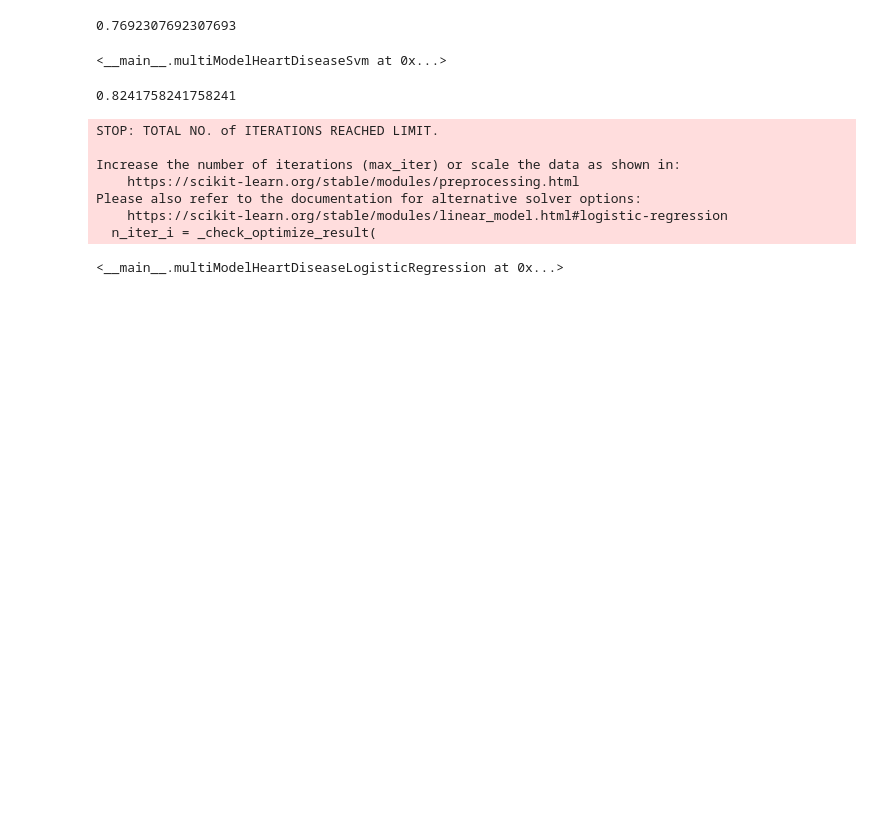
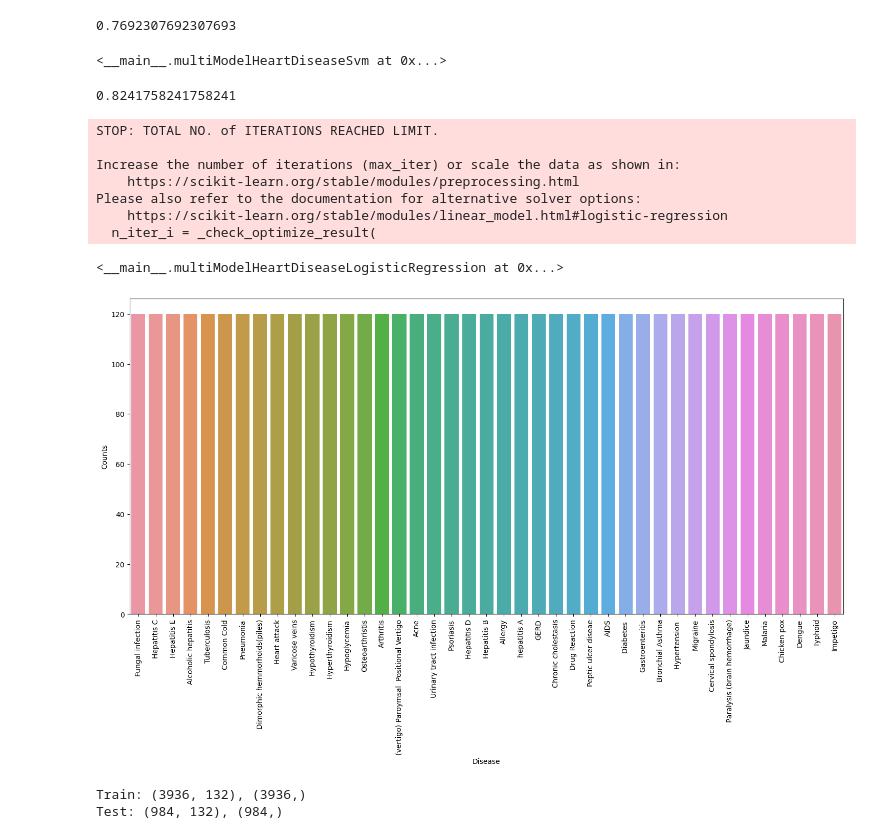
Before and after one commit to amahmood561/AI_healthcare_Final-Project, a Jupyter notebook: AI_healthcare_Final_Project.ipynb, the cells around one changed output. Drawn from its saved outputs; the diff is of its cells as text; code cells hidden in the pictures; blank space fills up the shorter version.

```diff
--- a/AI_healthcare_Final_Project.ipynb
+++ b/AI_healthcare_Final_Project.ipynb
@@ -215,3 +215,57 @@ Please also refer to the documentation for alternative solver options:
     https://scikit-learn.org/stable/modules/linear_model.html#logistic-regression
   n_iter_i = _check_optimize_result(
 <__main__.multiModelHeartDiseaseLogisticRegression at 0x...>
+# %%
+#####disease prediction based on given human symptoms#####
+#1. import libraries
+import numpy as np
+import pandas as pd
+from scipy.stats import mode
+import matplotlib.pyplot as plt
+import seaborn as sns
+from sklearn.preprocessing import LabelEncoder
+from sklearn.model_selection import train_test_split, cross_val_score
+from sklearn.svm import SVC
+from sklearn.naive_bayes import GaussianNB
+from sklearn.ensemble import RandomForestClassifier
+from sklearn.metrics import accuracy_score, confusion_matrix
+
+%matplotlib inline
+
+#2. making sure that we can read our data, and be able to see that datasets are balanced
+training_dataset = "./symptoms_training.csv"
+data = pd.read_csv(training_dataset).dropna(axis = 1) #drop last column because its empty
+
+disease_counts = data["prognosis"].value_counts()
+temp_df = pd.DataFrame({"Disease": disease_counts.index, "Counts": disease_counts.values})
+
+plt.figure(figsize = (18,8))
+sns.barplot(x = "Disease", y = "Counts", data = temp_df)
+plt.xticks(rotation=90)
+plt.show()
+#as we can see below, our data is balanced, so no further balancing required
+# %% [output]
+[figure, added]
+# %%
+#Notice our target column (prognosis) column is of object datatype
+#this format is not suitable to train a machine learning model.
+#so, lets use a label encoder to convert the convert taht column into a numerical datatype
+encoder = LabelEncoder()
+data["prognosis"] = encoder.fit_transform(data["prognosis"])
+#our label Encoder converts the labels into numerical form by assigning a unique index to the labels.
+#the way it works, is if the total number of labels is n, then the numbers assigned to each label will be between 0 to n-1
+
+#After we cleaned our data by removing the Null values and
+#converting labels to numerical format, lets split the data
+#lets do a 80:20 format. 80% will be used for training, 20% for performance evaluation
+
+X = data.iloc[:,:-1]
+y = data.iloc[:, -1]
+X_train, X_test, y_train, y_test =train_test_split(
+  X, y, test_size = 0.2, random_state = 24)
+
+print(f"Train: {X_train.shape}, {y_train.shape}")
+print(f"Test: {X_test.shape}, {y_test.shape}")
+# %% [output]
+Train: (3936, 132), (3936,)
+Test: (984, 132), (984,)
```
Also changed, not shown: parts of 3 cells of this notebook.
